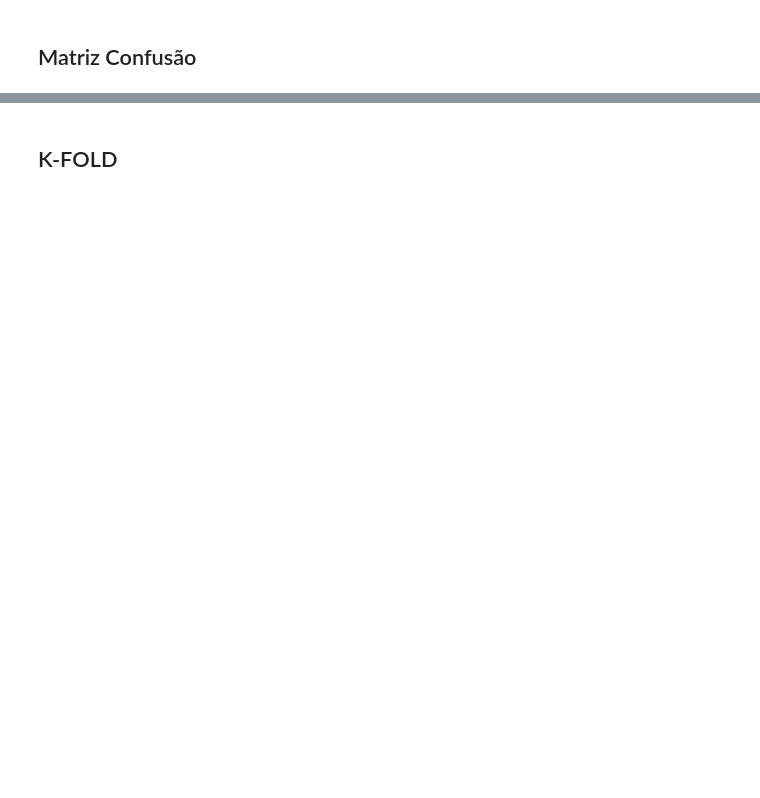
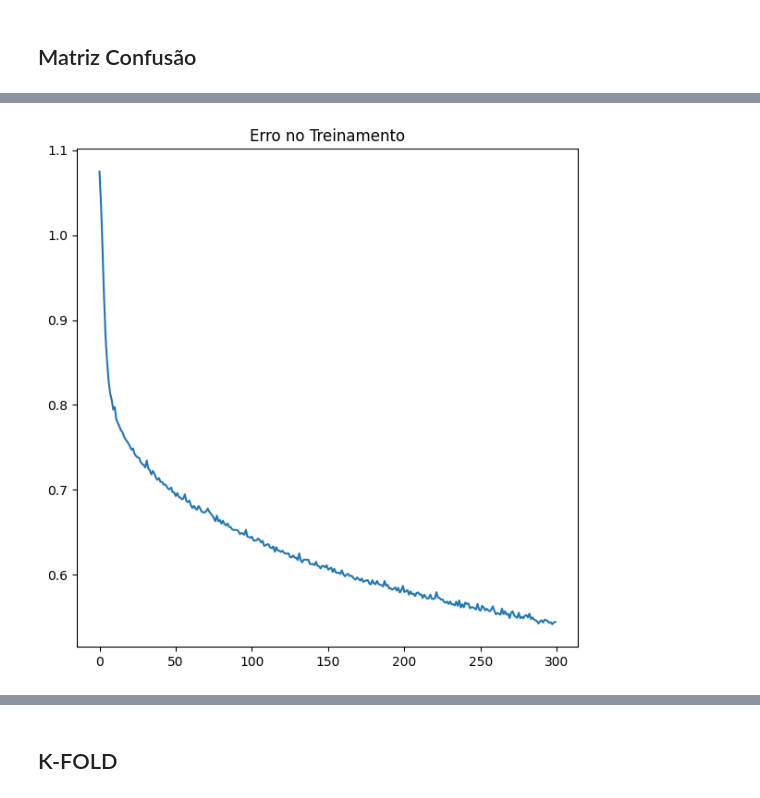
Before and after one commit to jo-alves01/rna-aa3, a Jupyter notebook: rna_mhr.ipynb, the cells around one changed output, grey strips where cells are left out. Drawn from its saved outputs; the diff is of its cells as text; code cells hidden in the pictures; blank space fills up the shorter version.

```diff
--- a/rna_mhr.ipynb
+++ b/rna_mhr.ipynb
@@ -468,0 +541,4 @@ Revocação para MLP3:  0.6622950819672131
+# %%
+loss_graph(adam_01.loss_curve_)
+# %% [output]
+[figure, added]
```
Also changed, not shown: parts of 50 cells of this notebook, 1 other file.
